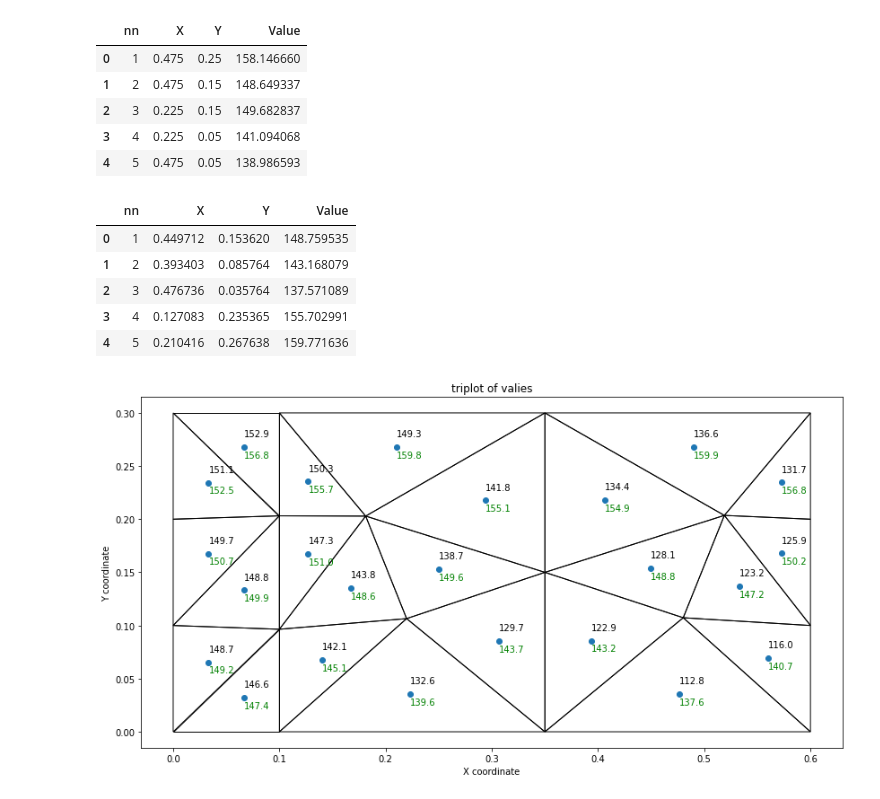
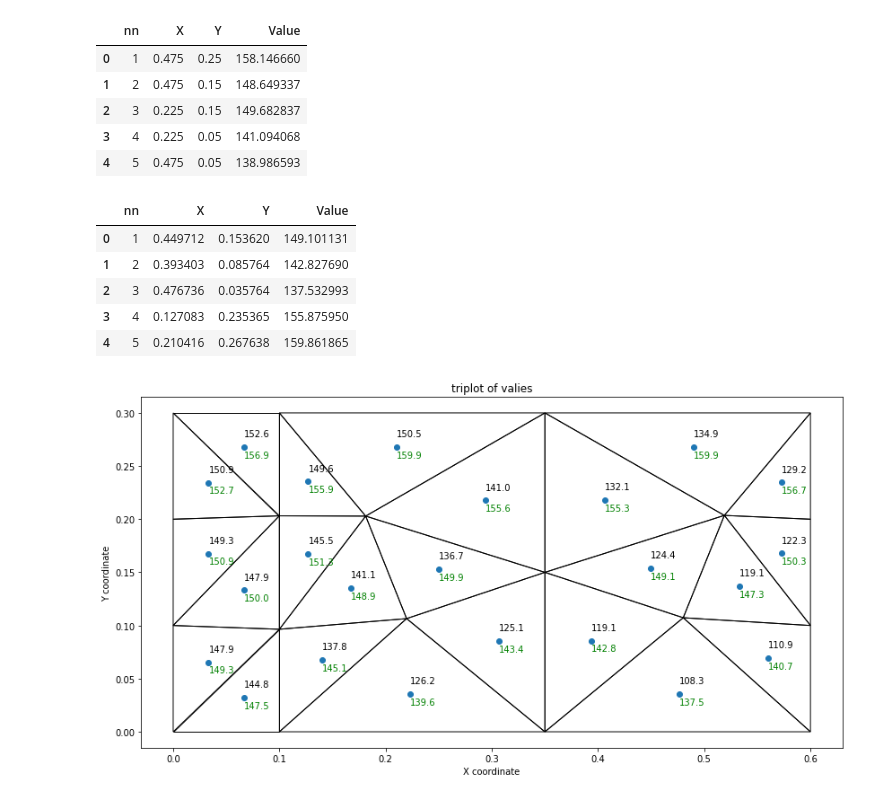
Before and after one commit to MalastowskiNS/FVM, a Jupyter notebook: book_heat_tack_continue-2.ipynb, the cells around one changed output. Saved outputs shown, nothing was run; the diff lists cells and outputs as text; code cells hidden in the pictures.

```diff
--- a/book_heat_tack_continue-2.ipynb
+++ b/book_heat_tack_continue-2.ipynb
@@ -593,16 +613,16 @@ fluent_rez.head(5)
 | 4 | 5 | 0.475 | 0.05 | 138.986593 |
 # %%
 # unstructural mesh results q = -5000, alpha = 20 Trez = 400, T=150
-fluent_rez = pd.read_csv('q_conv_T_tet_cell_based.csv')
+fluent_rez = pd.read_csv('q_conv_T_tet_leastsq_based.csv')
 fluent_rez.columns = ('nn', 'X', 'Y', 'Value')
 fluent_rez.head(5)
 # %% [output]
 |  | nn | X | Y | Value |
-| 0 | 1 | 0.449712 | 0.153620 | 148.759535 |
-| 1 | 2 | 0.393403 | 0.085764 | 143.168079 |
-| 2 | 3 | 0.476736 | 0.035764 | 137.571089 |
-| 3 | 4 | 0.127083 | 0.235365 | 155.702991 |
-| 4 | 5 | 0.210416 | 0.267638 | 159.771636 |
+| 0 | 1 | 0.449712 | 0.153620 | 149.101131 |
+| 1 | 2 | 0.393403 | 0.085764 | 142.827690 |
+| 2 | 3 | 0.476736 | 0.035764 | 137.532993 |
+| 3 | 4 | 0.127083 | 0.235365 | 155.875950 |
+| 4 | 5 | 0.210416 | 0.267638 | 159.861865 |
 # %%
 norm_size2viz = 5                                           # масштаб отобращения длин нормалей для визуализации
 fig2, ax2 = plt.subplots(figsize=(14,10))
```
Also changed, not shown: parts of 6 cells of this notebook, 1 other file.
